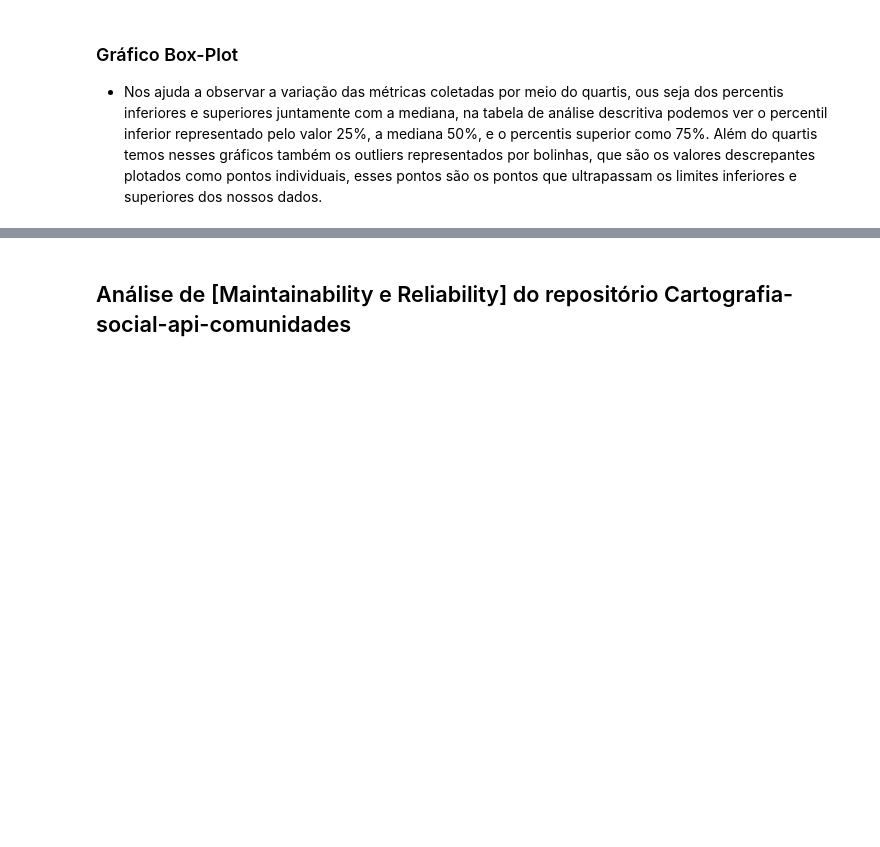
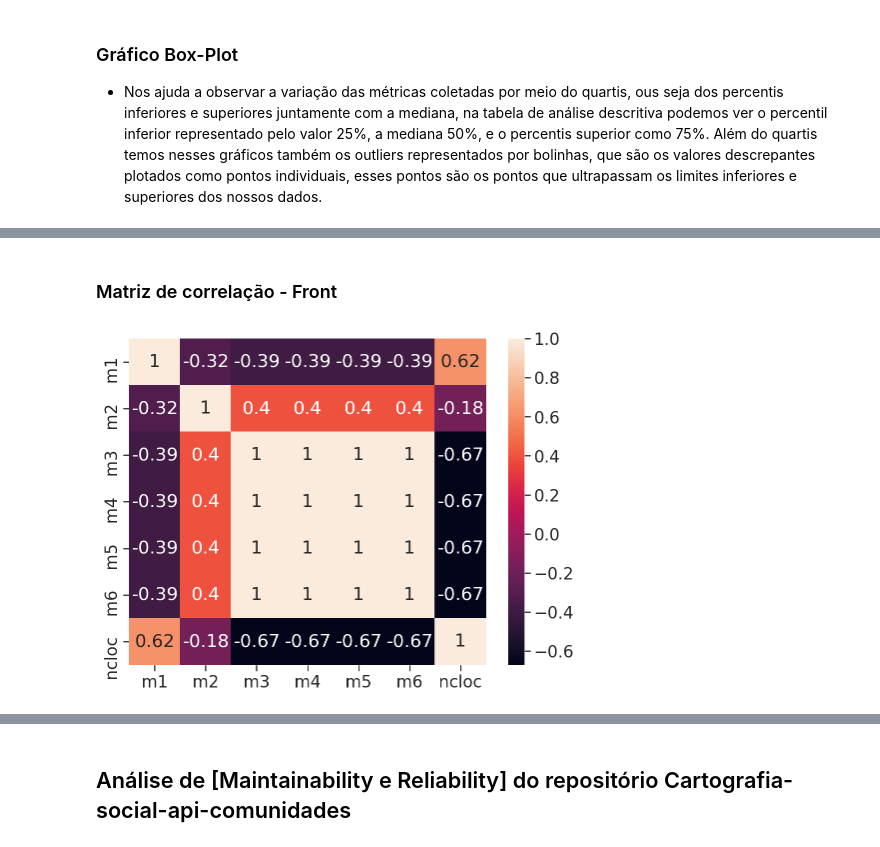
Before and after one commit to fga-eps-mds/2021.1-Cartografia-social-docs, a Jupyter notebook: analytics-raw-data/analytics1.ipynb, the cells around one changed output, grey strips where cells are left out. Saved outputs shown, nothing was run; the diff lists cells and outputs as text; code cells hidden in the pictures; blank space fills up the shorter version.

```diff
--- a/analytics-raw-data/analytics1.ipynb
+++ b/analytics-raw-data/analytics1.ipynb
@@ -466,0 +535,10 @@ def plot_history(df, repository):
+# %% [markdown]
+### Matriz de correlação - Front
+# %%
+corr_df = correlationMatrix(generic_df)
+plt.figure(figsize=(8, 6))
+sns.heatmap(corr_df, annot=True)
+plt.show()
+#corr_df.style.background_gradient(cmap='coolwarm')
+# %% [output]
+[figure, added]
```
Also changed, not shown: parts of 31 cells of this notebook, 18 other files.
